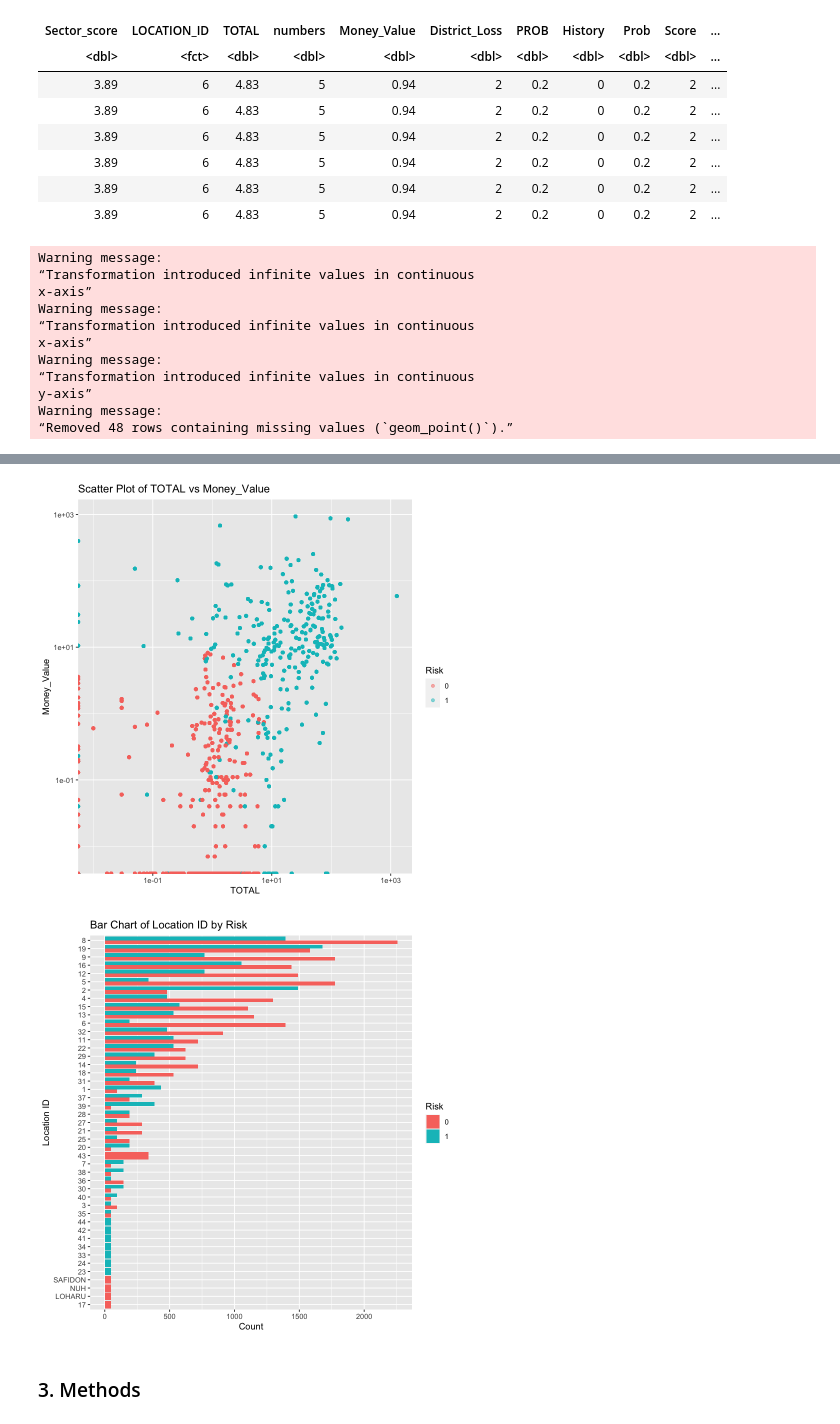
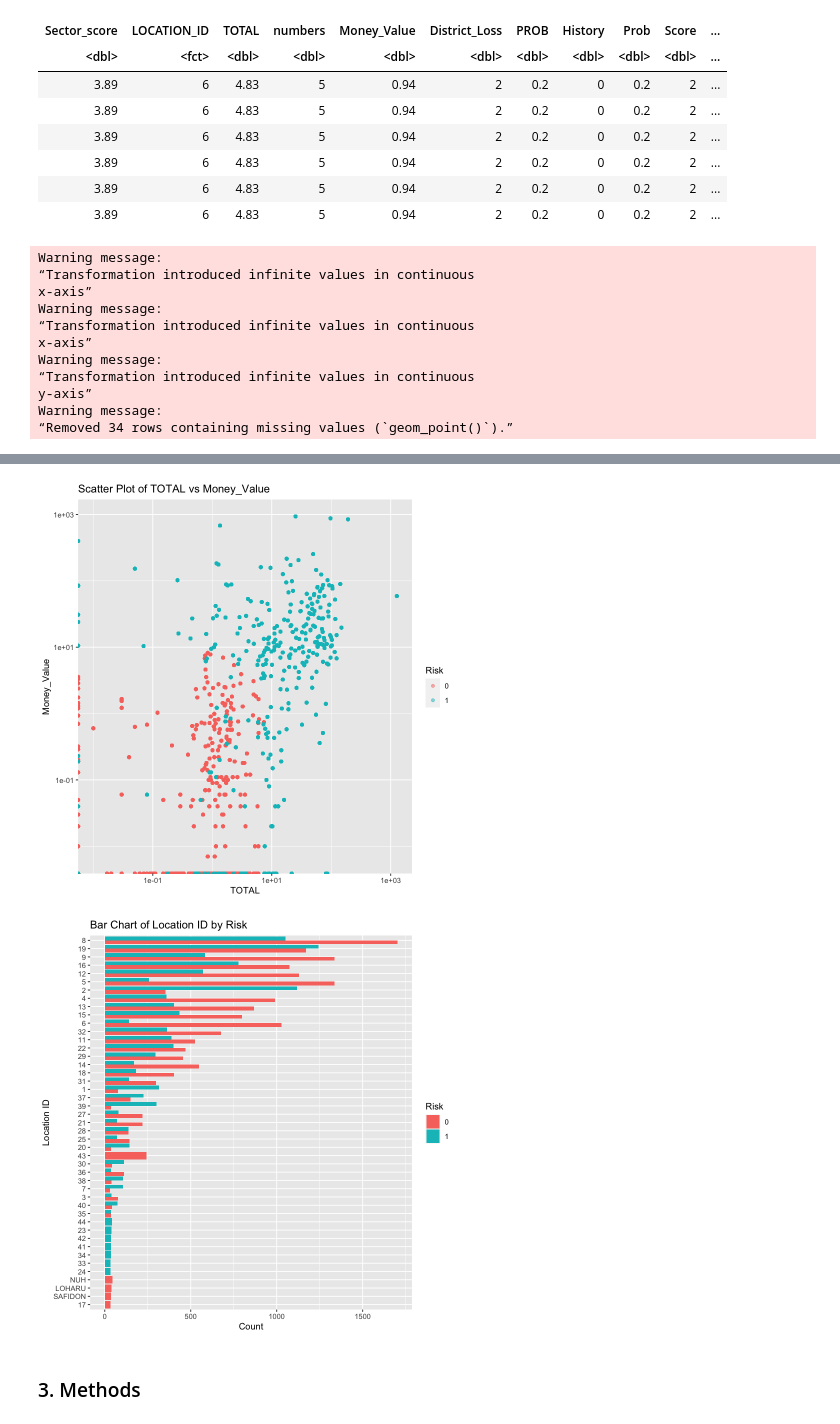
Before and after one commit to montajesaj1/DSCI100-G27, a Jupyter notebook: Project Proposal.ipynb, the cells around one changed output, grey strips where cells are left out. Drawn from its saved outputs; the diff is of its cells as text; code cells hidden in the pictures.

Commit message:
changed the data for plots to train_data

```diff
--- a/Project Proposal.ipynb
+++ b/Project Proposal.ipynb
@@ -130,51 +130,51 @@ A tibble: 6 × 21
 | 3.89 | 6 | 4.83 | 5 | 0.94 | 2 | 0.2 | 0 | 0.2 | 2 | ... |
 | 3.89 | 6 | 4.83 | 5 | 0.94 | 2 | 0.2 | 0 | 0.2 | 2 | ... |
 # %%
-feature_plot1 <- audit_tidy |> ggplot(aes(x = TOTAL, y = Inherent_Risk, color = Risk)) + geom_point() + scale_x_log10() + scale_y_log10() +
+feature_plot1 <- risk_train |> ggplot(aes(x = TOTAL, y = Inherent_Risk, color = Risk)) + geom_point() + scale_x_log10() + scale_y_log10() +
     ggtitle('Scatter Plot of TOTAL vs Inherent Risk') +
     xlab('TOTAL') +
     ylab('Inherent Risk')
 
 feature_plot1
 
-feature_plot2 <- ggplot(audit_tidy, aes(x = TOTAL, y = Money_Value)) +
+feature_plot2 <- ggplot(risk_train, aes(x = TOTAL, y = Money_Value)) +
   geom_point(aes(color = Risk), alpha = 0.5) +
   scale_x_log10() + scale_y_log10() +
   ggtitle('Scatter Plot of TOTAL vs Money_Value') +
   xlab('TOTAL') +
   ylab('Money_Value')
 
 feature_plot2
 
-feature_plot3 <- audit_tidy |>
+feature_plot3 <- risk_train |>
   group_by(LOCATION_ID, Risk) |>
   summarise(count = n(), .groups = "drop") |>
   group_by(LOCATION_ID) |>
   mutate(total = sum(count), risk_ordered = total * as.numeric(Risk)) |>
   ungroup() |>
   mutate(LOCATION_ID = reorder(LOCATION_ID, risk_ordered)) |>
   ggplot(aes(y = LOCATION_ID, x = count, fill = Risk)) +
     geom_bar(stat = "identity", position = "dodge") +
     ggtitle("Bar Chart of Location ID by Risk") +
     ylab("Location ID") +
     xlab("Count")
 
 feature_plot3
 # %% [output]
 Warning message:
 “Transformation introduced infinite values in continuous
 x-axis”
 Warning message:
 “Transformation introduced infinite values in continuous
 x-axis”
 Warning message:
 “Transformation introduced infinite values in continuous
 y-axis”
 Warning message:
-“Removed 48 rows containing missing values (`geom_point()`).”
+“Removed 34 rows containing missing values (`geom_point()`).”
 [figure]
-[figure, old version]
+[figure, new version]
-[figure, old version]
+[figure, new version]
 # %% [markdown]
 ### 3. Methods
 # %% [markdown]
```
Also changed, not shown: parts of 1 cell of this notebook.
